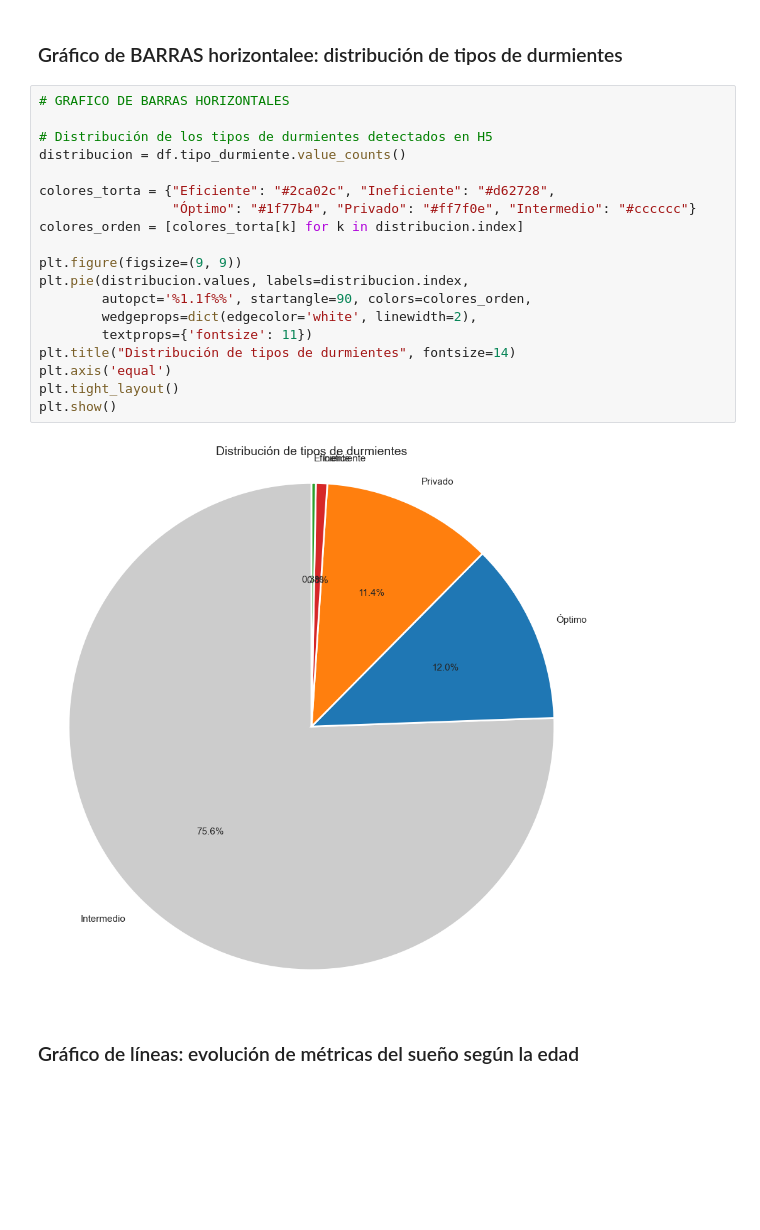
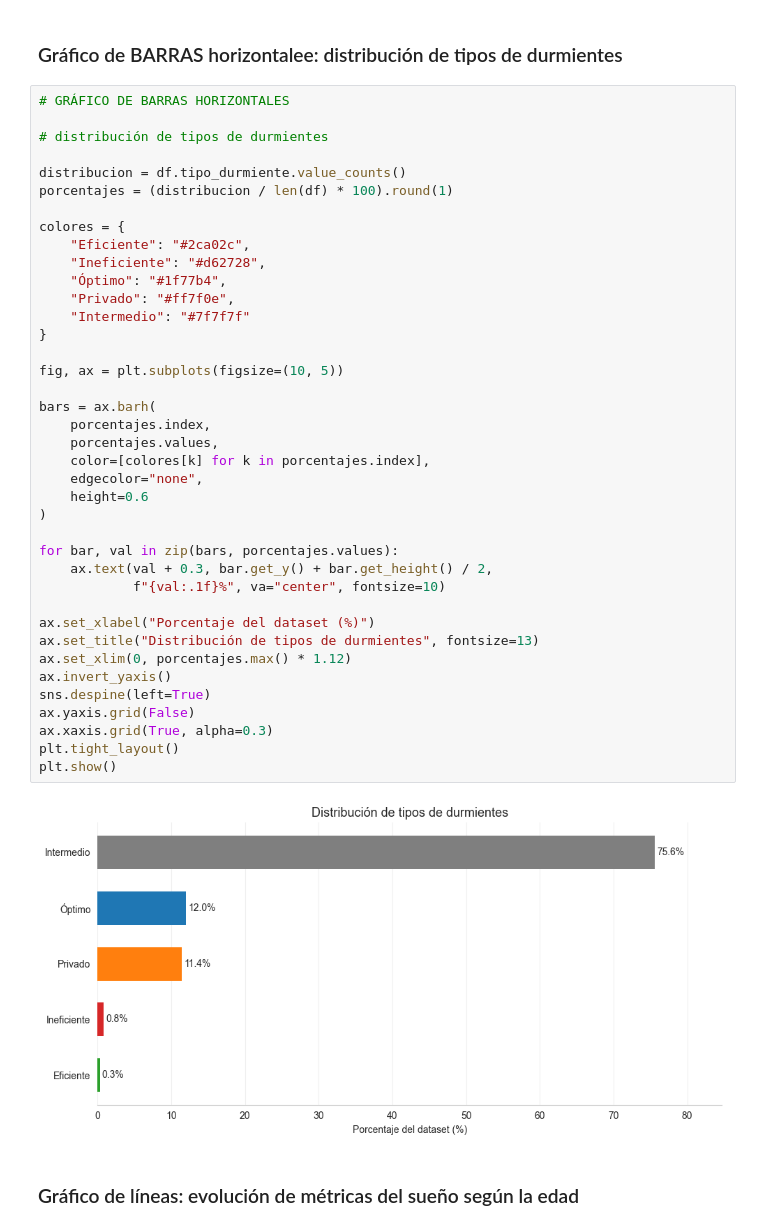
Before and after one commit to carmen-cespedes/tp1_EDA, a Jupyter notebook: analisis.ipynb, the cells around one changed output. Drawn from its saved outputs; the diff is of its cells as text; blank space fills up the shorter version.

```diff
--- a/analisis.ipynb
+++ b/analisis.ipynb
@@ -650,26 +650,46 @@ plt.show()
 # %% [markdown]
 ### Gráfico de BARRAS horizontalee: distribución de tipos de durmientes
 # %%
-# GRAFICO DE BARRAS HORIZONTALES
+# GRÁFICO DE BARRAS HORIZONTALES
 
-# Distribución de los tipos de durmientes detectados en H5
+# distribución de tipos de durmientes
+
 distribucion = df.tipo_durmiente.value_counts()
+porcentajes = (distribucion / len(df) * 100).round(1)
 
-colores_torta = {"Eficiente": "#2ca02c", "Ineficiente": "#d62728",
-                 "Óptimo": "#1f77b4", "Privado": "#ff7f0e", "Intermedio": "#cccccc"}
-colores_orden = [colores_torta[k] for k in distribucion.index]
+colores = {
+    "Eficiente": "#2ca02c",
+    "Ineficiente": "#d62728",
+    "Óptimo": "#1f77b4",
+    "Privado": "#ff7f0e",
+    "Intermedio": "#7f7f7f"
+}
 
-plt.figure(figsize=(9, 9))
-plt.pie(distribucion.values, labels=distribucion.index,
-        autopct='%1.1f%%', startangle=90, colors=colores_orden,
-        wedgeprops=dict(edgecolor='white', linewidth=2),
-        textprops={'fontsize': 11})
-plt.title("Distribución de tipos de durmientes", fontsize=14)
-plt.axis('equal')
+fig, ax = plt.subplots(figsize=(10, 5))
+
+bars = ax.barh(
+    porcentajes.index,
+    porcentajes.values,
+    color=[colores[k] for k in porcentajes.index],
+    edgecolor="none",
+    height=0.6
+)
+
+for bar, val in zip(bars, porcentajes.values):
+    ax.text(val + 0.3, bar.get_y() + bar.get_height() / 2,
+            f"{val:.1f}%", va="center", fontsize=10)
+
+ax.set_xlabel("Porcentaje del dataset (%)")
+ax.set_title("Distribución de tipos de durmientes", fontsize=13)
+ax.set_xlim(0, porcentajes.max() * 1.12)
+ax.invert_yaxis()
+sns.despine(left=True)
+ax.yaxis.grid(False)
+ax.xaxis.grid(True, alpha=0.3)
 plt.tight_layout()
 plt.show()
 # %% [output]
-[figure, old version]
+[figure, new version]
 # %% [markdown]
 ### Gráfico de líneas: evolución de métricas del sueño según la edad
 # %%
```
